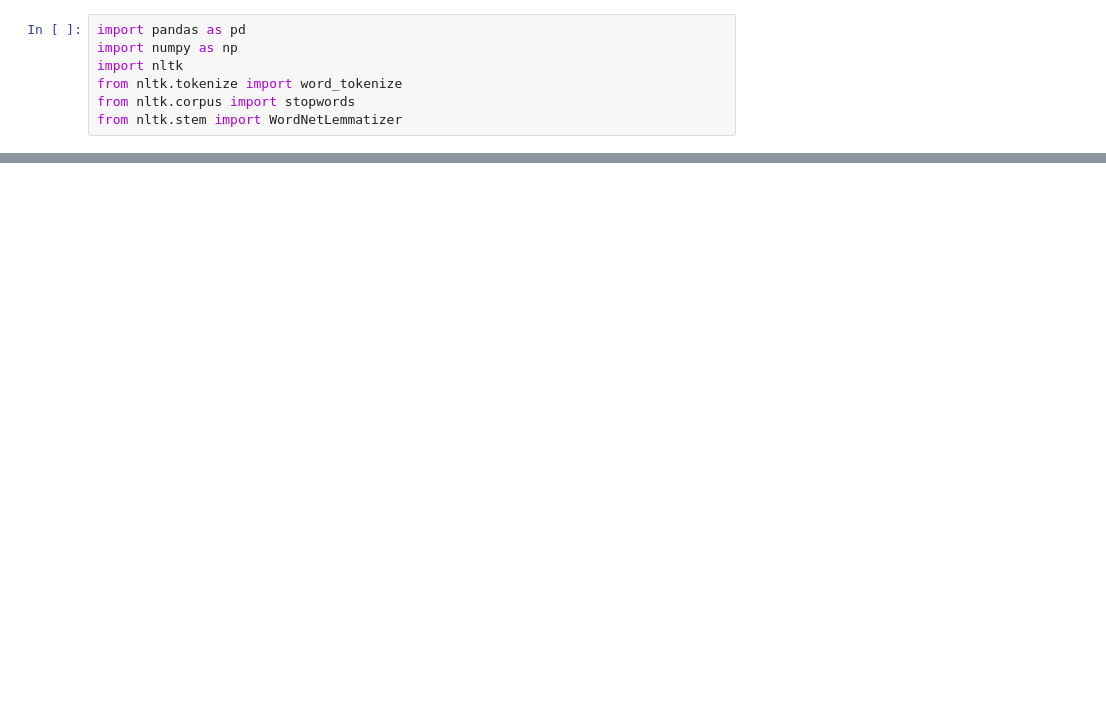
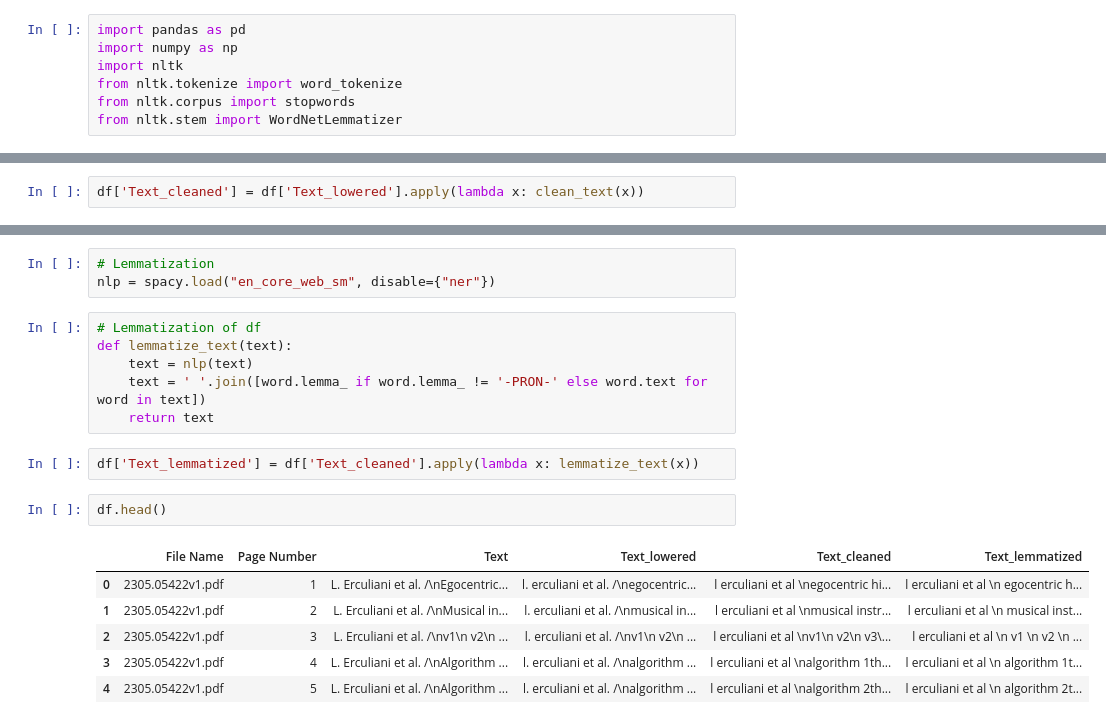
Before and after one commit to RamyaRagu2506/Hybrid_Ontology_Extraction_System_for_Knowledge_Graphs, a Jupyter notebook: Knowledge_extraction.ipynb, the cells around one changed output, grey strips where cells are left out. Cells and saved outputs as stored; diff of their text form; blank space fills up the shorter version.

```diff
--- a/Knowledge_extraction.ipynb
+++ b/Knowledge_extraction.ipynb
@@ -30,0 +172,2 @@ def load_pdf_parser():
+# %%
+df['Text_cleaned'] = df['Text_lowered'].apply(lambda x: clean_text(x))
@@ -30,0 +193,20 @@ def load_pdf_parser():
+# %%
+# Lemmatization
+nlp = spacy.load("en_core_web_sm", disable={"ner"})
+# %%
+# Lemmatization of df
+def lemmatize_text(text):
+    text = nlp(text)
+    text = ' '.join([word.lemma_ if word.lemma_ != '-PRON-' else word.text for word in text])
+    return text
+# %%
+df['Text_lemmatized'] = df['Text_cleaned'].apply(lambda x: lemmatize_text(x))
+# %%
+df.head()
+# %% [output]
+|  | File Name | Page Number | Text | Text_lowered | Text_cleaned | Text_lemmatized |
+| 0 | 2305.05422v1.pdf | 1 | L. Erculiani et al. /\nEgocentric... | l. erculiani et al. /\negocentric... | l erculiani et al \negocentric hi... | l erculiani et al \n egocentric h... |
+| 1 | 2305.05422v1.pdf | 2 | L. Erculiani et al. /\nMusical in... | l. erculiani et al. /\nmusical in... | l erculiani et al \nmusical instr... | l erculiani et al \n musical inst... |
+| 2 | 2305.05422v1.pdf | 3 | L. Erculiani et al. /\nv1\n v2\n ... | l. erculiani et al. /\nv1\n v2\n ... | l erculiani et al \nv1\n v2\n v3\... | l erculiani et al \n v1 \n v2 \n ... |
+| 3 | 2305.05422v1.pdf | 4 | L. Erculiani et al. /\nAlgorithm ... | l. erculiani et al. /\nalgorithm ... | l erculiani et al \nalgorithm 1th... | l erculiani et al \n algorithm 1t... |
+| 4 | 2305.05422v1.pdf | 5 | L. Erculiani et al. /\nAlgorithm ... | l. erculiani et al. /\nalgorithm ... | l erculiani et al \nalgorithm 2th... | l erculiani et al \n algorithm 2t... |
```
Also changed, not shown: parts of 22 cells of this notebook, 6 other files.
